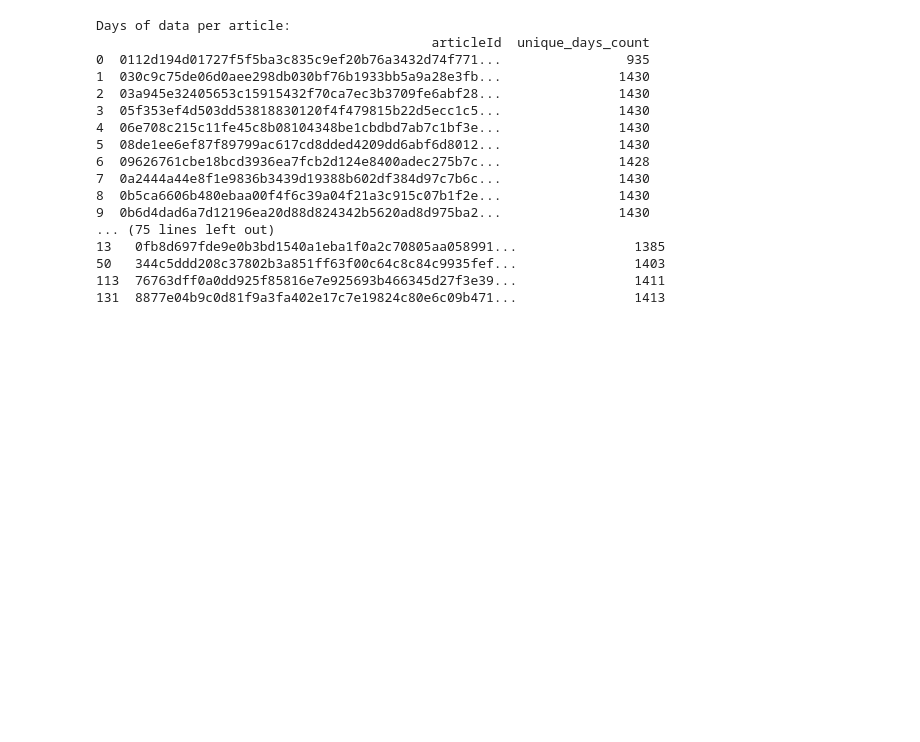
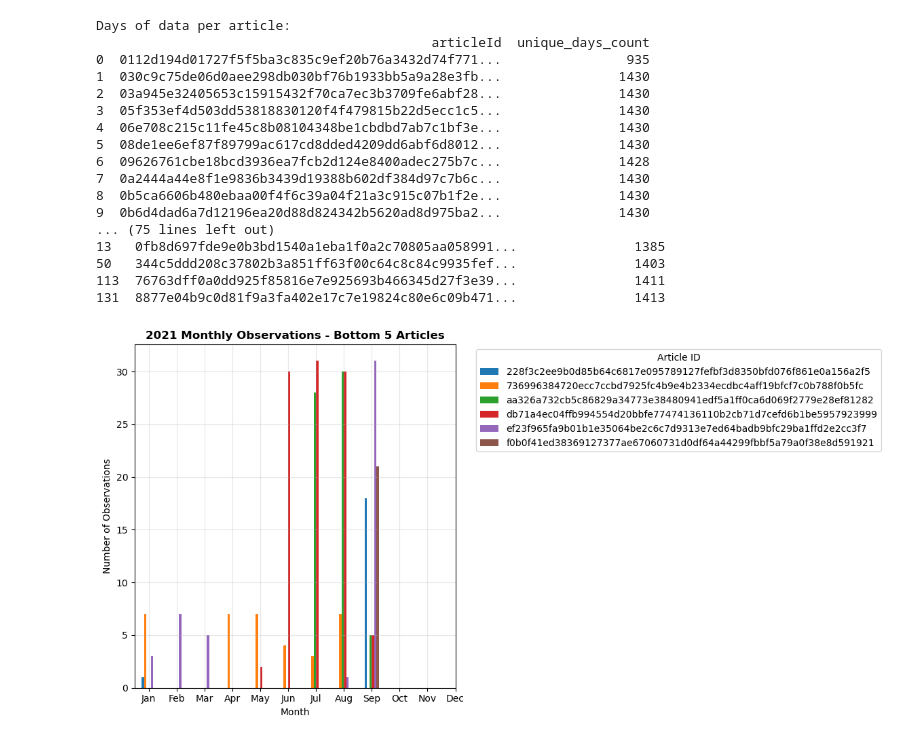
Before and after one commit to gavss2891/BAQM_Seminar, a Jupyter notebook: analysis_pp.ipynb, the cells around one changed output. Drawn from its saved outputs; the diff is of its cells as text; code cells hidden in the pictures; blank space fills up the shorter version.

```diff
--- a/analysis_pp.ipynb
+++ b/analysis_pp.ipynb
@@ -117,3 +117,38 @@ Days of data per article:
 50   344c5ddd208c37802b3a851ff63f00c64c8c84c9935fef...               1403
 113  76763dff0a0dd925f85816e7e925693b466345d27f3e39...               1411
 131  8877e04b9c0d81f9a3fa402e17c7e19824c80e6c09b471...               1413
+# %%
+import matplotlib.pyplot as plt
+import seaborn as sns
+import pandas as pd
+
+# Get bottom 5 articles
+bottom_5 = days_per_article.nsmallest(7, 'unique_days_count')['articleId'].tolist()
+
+# Filter for bottom 5 + convert date format "01-01-2021" → datetime
+bottom_data_2021 = df_merged[df_merged['articleId'].isin(bottom_5)].copy()
+bottom_data_2021['date'] = pd.to_datetime(bottom_data_2021['date'], format='%d-%m-%Y')
+
+# Filter for 2021 only
+bottom_data_2021 = bottom_data_2021[bottom_data_2021['date'].dt.year == 2021]
+
+# Extract month and count observations per article-month
+bottom_data_2021['month'] = bottom_data_2021['date'].dt.month
+monthly_counts = bottom_data_2021.groupby(['articleId', 'month']).size().reset_index(name='observations')
+
+# Pivot for bar plot
+monthly_pivot = monthly_counts.pivot(index='month', columns='articleId', values='observations').fillna(0)
+
+# Create grouped bar plot
+plt.figure(figsize=(12, 6))
+monthly_pivot.plot(kind='bar', ax=plt.gca())
+plt.title('2021 Monthly Observations - Bottom 5 Articles', fontweight='bold')
+plt.xlabel('Month')
+plt.ylabel('Number of Observations')
+plt.xticks(range(12), ['Jan','Feb','Mar','Apr','May','Jun','Jul','Aug','Sep','Oct','Nov','Dec'], rotation=0)
+plt.legend(title='Article ID', bbox_to_anchor=(1.05, 1), loc='upper left')
+plt.grid(True, alpha=0.3)
+plt.tight_layout()
+plt.show()
+# %% [output]
+[figure, added]
```
Also changed, not shown: parts of 8 cells of this notebook.
